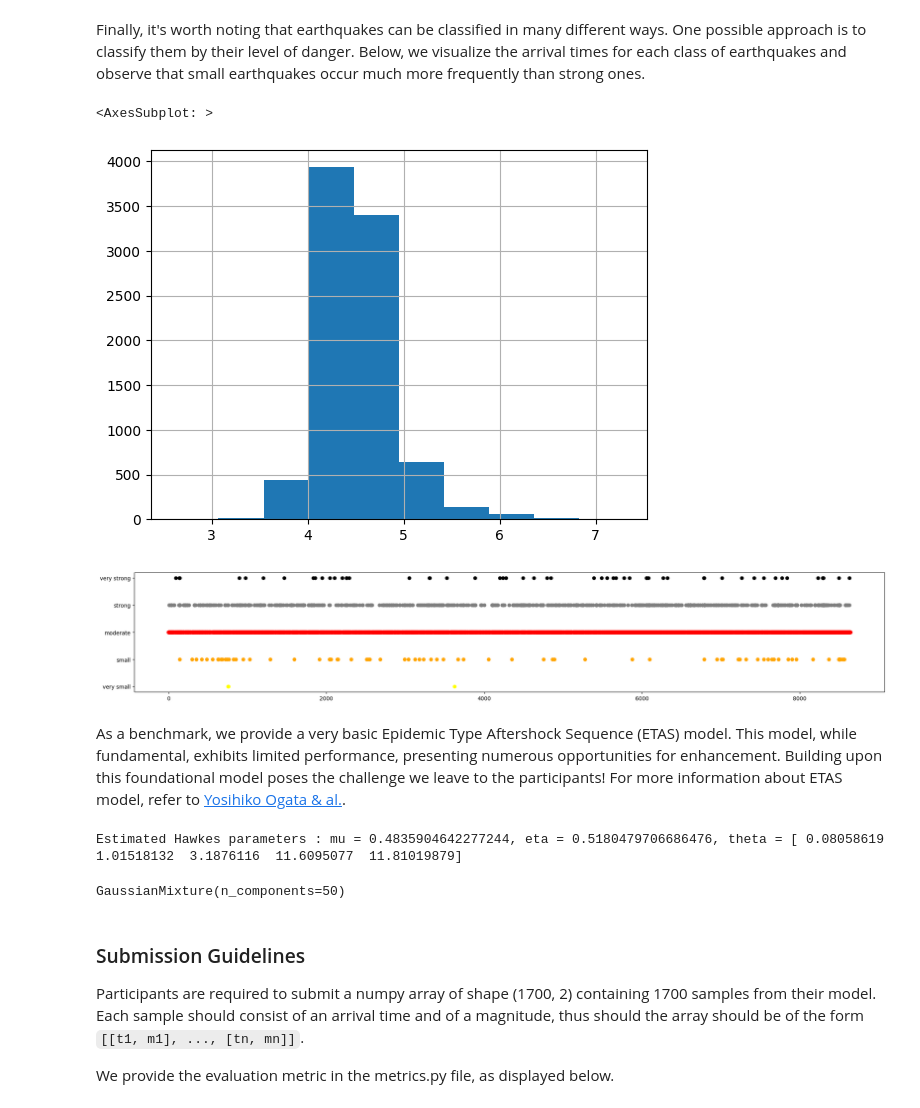
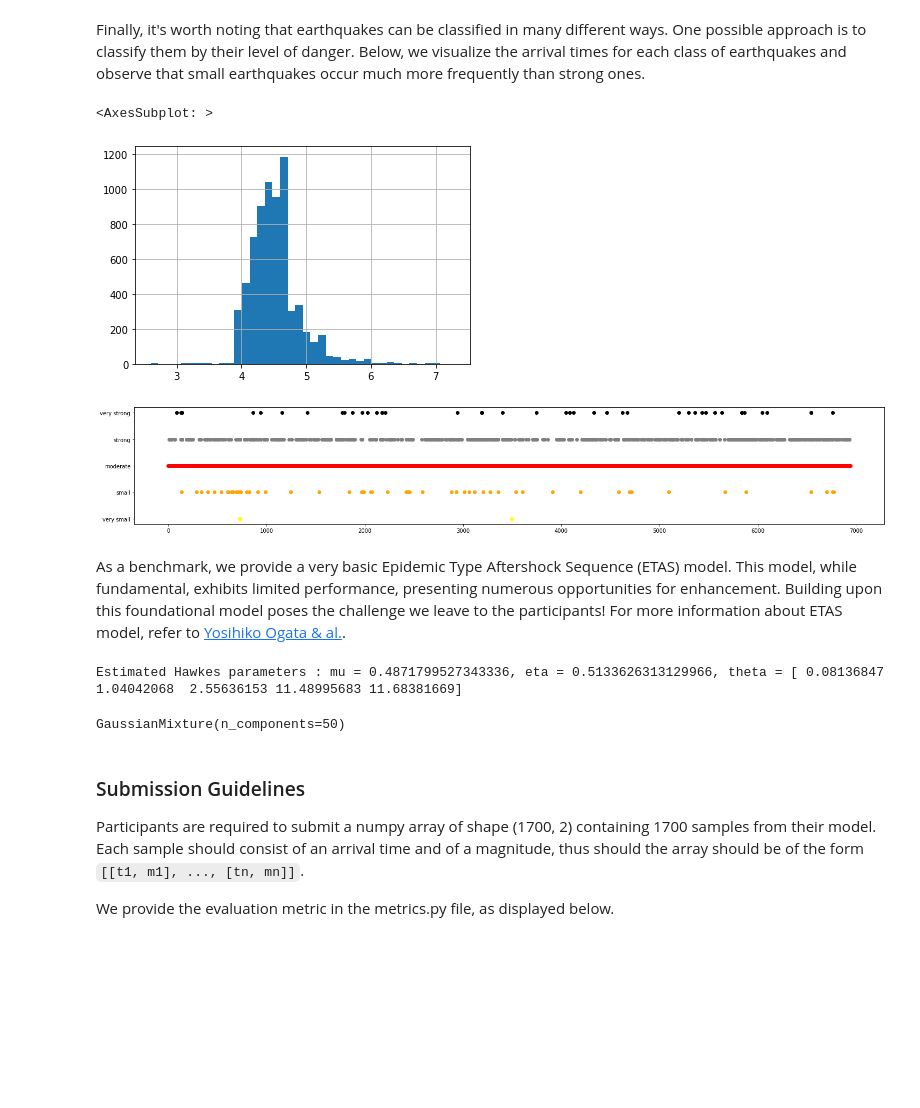
Before and after one commit to DaniloMarinho/Earthquake-generative-modelling, a Jupyter notebook: starting_kit.ipynb, the cells around one changed output. Saved outputs shown, nothing was run; the diff lists cells and outputs as text; code cells hidden in the pictures; blank space fills up the shorter version.

Commit message:
regenerate train/test split for generative data + resolve part 2 starting_kit issues

```diff
--- a/starting_kit.ipynb
+++ b/starting_kit.ipynb
@@ -64,7 +64,7 @@ Participants are provided with a dataset containing historical records of earthq
 
 **Note :** In the datasets, timestamps are given in Unix second.
 # %%
-data = pd.read_csv("data/data_generative.csv", index_col=0)
+data = pd.read_csv("data/data_generative_train.csv", index_col=0)
 data["Time"] = data["Time"]-data["Time"].min() + 10e-16
 print("Data shape : {}".format(data.shape))
 data.sort_values(by='Time', inplace=True)
@@ -162,10 +162,10 @@ def classify_magnitude(magnitude):
 
 data['Classification'] = data['Magnitude'].apply(classify_magnitude)
 # %%
-data["Magnitude"].hist()
+data["Magnitude"].hist(bins=40)
 # %% [output]
 <AxesSubplot: >
-[figure, old version]
+[figure, new version]
 # %%
 data = data.sort_values(["Magnitude"])
 data["Time"] = data["Time"]/mean_delta
@@ -188,13 +188,14 @@ plt.yticks(range(len(classification_labels)), classification_labels)
 
 plt.show()
 # %% [output]
-[figure, old version]
+[figure, new version]
 # %% [markdown]
 As a benchmark, we provide a very basic Epidemic Type Aftershock Sequence (ETAS) model. This model, while fundamental, exhibits limited performance, presenting numerous opportunities for enhancement. Building upon this foundational model poses the challenge we leave to the participants! For more information about ETAS model, refer to [Yosihiko Ogata & al.](https://link.springer.com/article/10.1023/A:1003403601725).
 # %%
 #Fit the model to our data :
 
 #Hawkes process for the earthquakes times
+data = data.sort_values(['Time'])
 timestamps = data['Time'].values
 
 ExpoEstimator = SumExpHawkesProcessInference(P=5)
@@ -212,7 +213,7 @@ gmm = GaussianMixture(50)
 #Estimate parameters
 gmm.fit(magnitudes)
 # %% [output]
-Estimated Hawkes parameters : mu = 0.4835904642277244, eta = 0.5180479706686476, theta = [ 0.08058619  1.01518132  3.1876116  11.6095077  11.81019879]
+Estimated Hawkes parameters : mu = 0.4871799527343336, eta = 0.5133626313129966, theta = [ 0.08136847  1.04042068  2.55636153 11.48995683 11.68381669]
 GaussianMixture(n_components=50)
 # %% [markdown]
 ### Submission Guidelines
```
Also changed, not shown: parts of 7 cells of this notebook, 3 other files.
